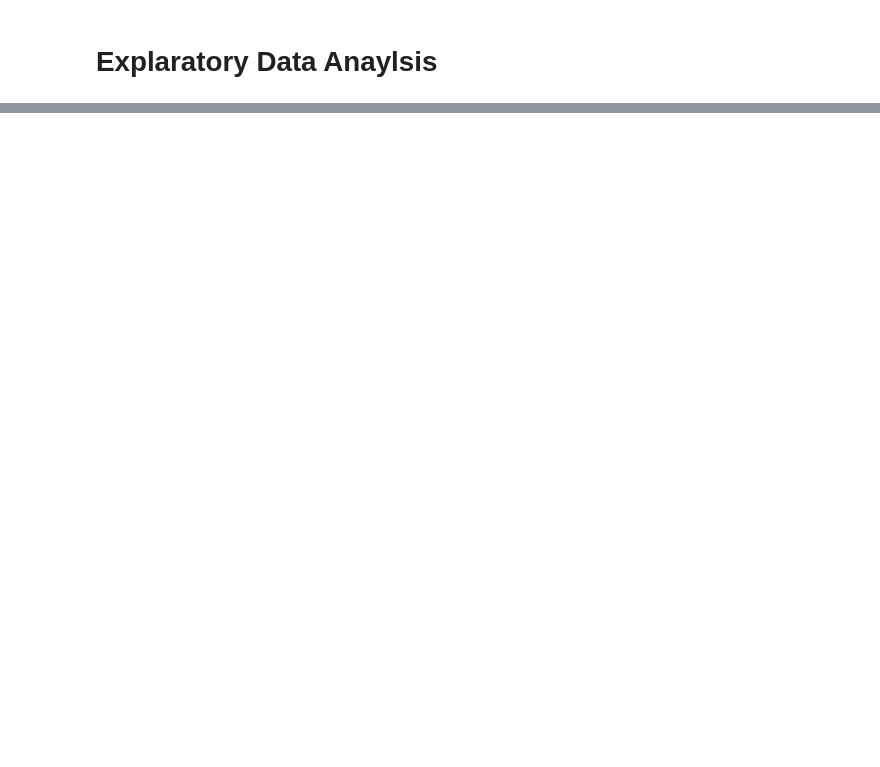
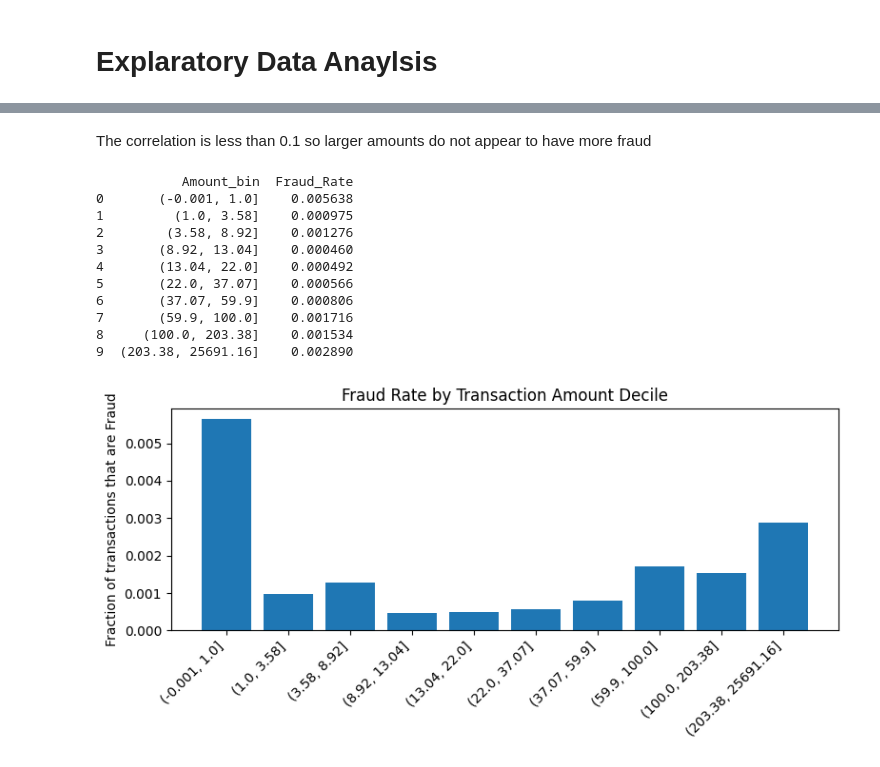
Before and after one commit to rohith1824/Fraud-Detection-Ml, a Jupyter notebook: Notebooks/01_eda.ipynb, the cells around one changed output, grey strips where cells are left out. Cells and saved outputs as stored; diff of their text form; code cells hidden in the pictures; blank space fills up the shorter version.

```diff
--- a/Notebooks/01_eda.ipynb
+++ b/Notebooks/01_eda.ipynb
@@ -42,0 +156,32 @@ memory usage: 67.4 MB
+# %% [markdown]
+The correlation is less than 0.1 so larger amounts do not appear to have more fraud
+# %%
+# Check fraud rate by amount bins
+data['Amt_bin'] = pd.qcut(data['Amount'], q=10)
+
+# Compute fraud rate per bin
+fraud_rate = data.groupby('Amt_bin')['Class'].mean().reset_index()
+fraud_rate.columns = ['Amount_bin', 'Fraud_Rate']
+
+print(fraud_rate)
+
+plt.figure(figsize=(8,4))
+plt.bar(range(len(fraud_rate)), fraud_rate['Fraud_Rate'])
+plt.xticks(range(len(fraud_rate)), fraud_rate['Amount_bin'].astype(str), rotation=45, ha='right')
+plt.ylabel('Fraction of transactions that are Fraud')
+plt.title('Fraud Rate by Transaction Amount Decile')
+plt.tight_layout()
+plt.show()
+# %% [output]
+           Amount_bin  Fraud_Rate
+0       (-0.001, 1.0]    0.005638
+1         (1.0, 3.58]    0.000975
+2        (3.58, 8.92]    0.001276
+3       (8.92, 13.04]    0.000460
+4       (13.04, 22.0]    0.000492
+5       (22.0, 37.07]    0.000566
+6       (37.07, 59.9]    0.000806
+7       (59.9, 100.0]    0.001716
+8     (100.0, 203.38]    0.001534
+9  (203.38, 25691.16]    0.002890
+[figure, added]
```
Also changed, not shown: parts of 20 cells of this notebook.
